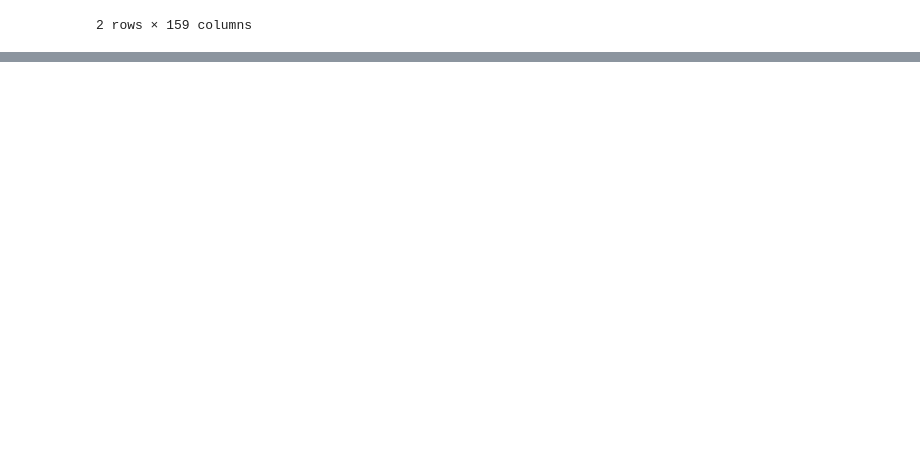
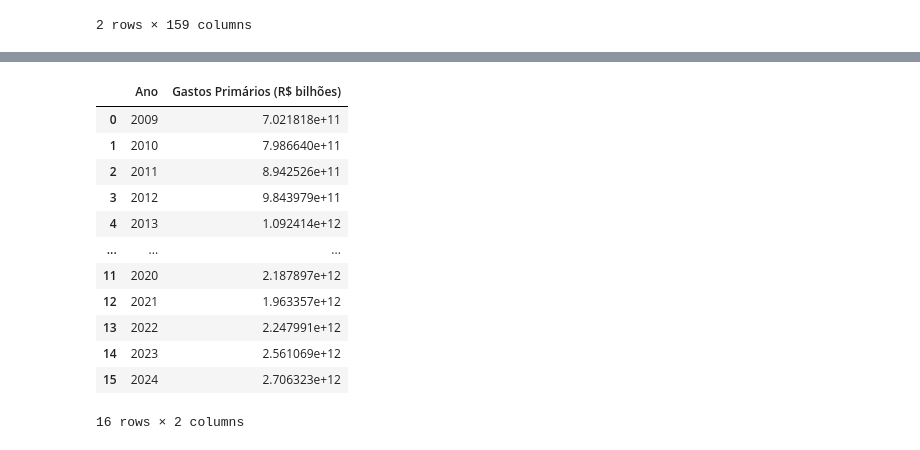
Before and after one commit to gabyxsantos/Economia, a Jupyter notebook: trabalho_pt2.ipynb, the cells around one changed output, grey strips where cells are left out. Cells and saved outputs as stored; diff of their text form; code cells hidden in the pictures; blank space fills up the shorter version.

```diff
--- a/trabalho_pt2.ipynb
+++ b/trabalho_pt2.ipynb
@@ -102,3 +102,35 @@ dados_rendMedio
 | 0 |  | jan-fev-mar 2012 | fev-mar-abr 2012 | mar-abr-mai 2012 | abr-mai-jun 2012 | mai-jun-jul 2012 | jun-jul-ago 2012 | jul-ago-set 2012 | ago-set-out 2012 | set-out-nov 2012 | ... | ... |
 | 1 | Brasil | 2999 | 3010 | 3002 | 3009 | 3024 | 3034 | 3029 | 3025 | 3022 | ... | ... |
 2 rows × 159 columns
+# %%
+import pandas as pd
+import requests
+from io import BytesIO
+
+anos = range(2009, 2025)  # Ajuste os anos conforme necessário
+base_url = "https://github.com/gabyxsantos/Economia/raw/main/base_de_dados/gastos{}.xlsx"
+
+dfs = []
+
+for ano in anos:
+    url = base_url.format(ano)
+    print(f"Lendo {ano}...")
+    try:
+        response = requests.get(url)
+        df = pd.read_excel(BytesIO(response.content))
+        df['Ano'] = ano
+        dfs.append(df)
+    except Exception as e:
+        print(f"Erro ao ler {ano}: {e}")
+
+# Junta todos os anos em um único DataFrame
+df_final = pd.concat(dfs, ignore_index=True)
+
+# Filtra só as despesas primárias
+df_final = df_final[df_final['PRIMARIA_FINANCEIRA'] == 'Primária']
+
+# Agrupa por ano e soma os pagamentos
+gastos_por_ano = df_final.groupby('Ano')['PAGAMENTOS_TOTAIS'].sum().reset_index()
+gastos_por_ano.columns = ['Ano', 'Gastos Primários (R$ bilhões)']
+
+print(gastos_por_ano)
@@ -104,0 +155,16 @@ dados_rendMedio
+# %%
+gastos_por_ano
+# %% [output]
+|  | Ano | Gastos Primários (R$ bilhões) |
+| 0 | 2009 | 7.021818e+11 |
+| 1 | 2010 | 7.986640e+11 |
+| 2 | 2011 | 8.942526e+11 |
+| 3 | 2012 | 9.843979e+11 |
+| 4 | 2013 | 1.092414e+12 |
+| ... | ... | ... |
+| 11 | 2020 | 2.187897e+12 |
+| 12 | 2021 | 1.963357e+12 |
+| 13 | 2022 | 2.247991e+12 |
+| 14 | 2023 | 2.561069e+12 |
+| 15 | 2024 | 2.706323e+12 |
+16 rows × 2 columns
```
Also changed, not shown: parts of 1 cell of this notebook.
